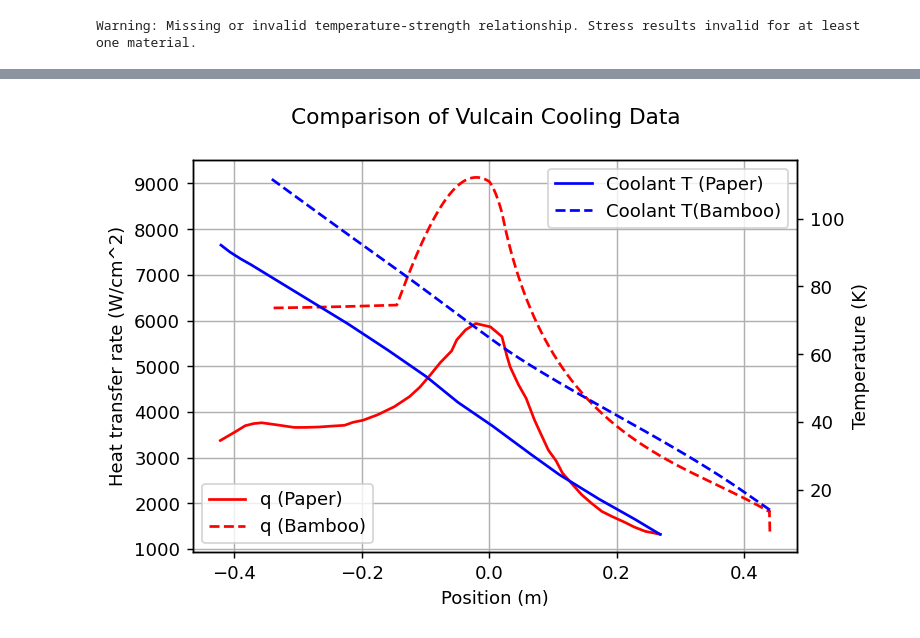
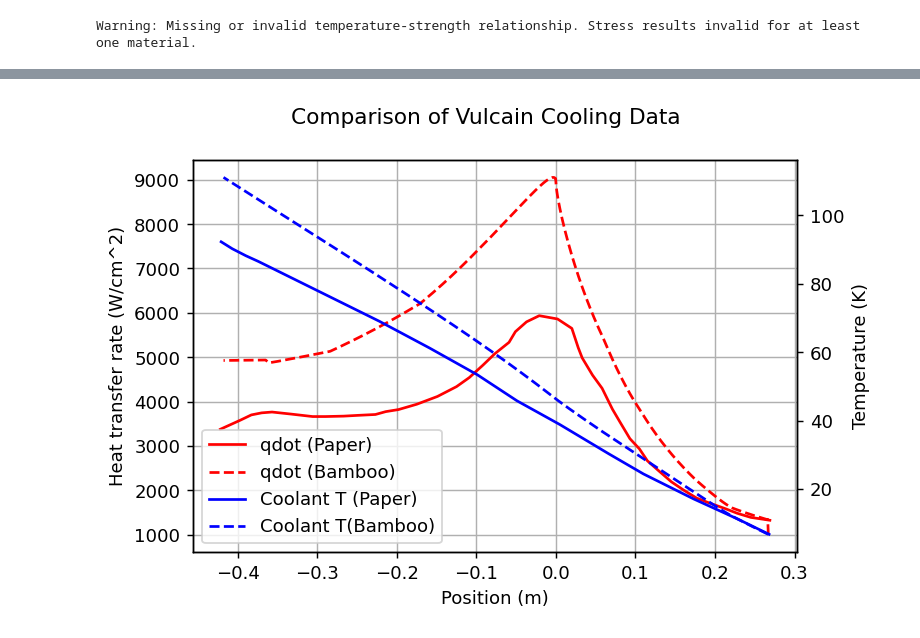
Before and after one commit to dug20/Bamboo-Investigations, a Jupyter notebook: Vulcain.ipynb, the cells around one changed output, grey strips where cells are left out. Cells and saved outputs as stored; diff of their text form; code cells hidden in the pictures.

Commit message:
Now uses actual geometry

```diff
--- a/Vulcain.ipynb
+++ b/Vulcain.ipynb
@@ -148,8 +132,24 @@ engine = bam.Engine(perfect_gas, chamber_conditions, nozzle)
+# %%
+#Need to convert contour data into something we can use for Bamboo
+throat_pos = 0.419
+nozzle_x = (np.array(engine_contour["x"]) - throat_pos)[6:]
+nozzle_y = np.array(engine_contour["y"])[6:]
+
+chamber_x = (np.array(engine_contour["x"]) - throat_pos)[:7]
+chamber_y = np.array(engine_contour["y"])[:7]
+
+#Set up the engine object
+perfect_gas = bam.PerfectGas(gamma = gamma, cp = cp)
+chamber_conditions = bam.ChamberConditions(pc, Tc, mdot)
+nozzle = bam.Nozzle(type = "custom", x = nozzle_x, y = nozzle_y)
+
+engine = bam.Engine(perfect_gas, chamber_conditions, nozzle)
 # %%
-#Engine geometry - estimated by looking at the contour diagram. Thickness is a complete guess.
-engine.add_geometry(chamber_length = 0.2,
-                    chamber_area = 0.127,
-                    inner_wall_thickness = 1.7e-3)
+#Engine geometry - estimated by looking at the contour diagram.
+engine.add_geometry(inner_wall_thickness = 1.7e-3,
+                    style = "custom",
+                    x = chamber_x,
+                    y = chamber_y)
 # %%
 '''Transport properties'''
 #Setup the exhaust gas transport properties - assume the exhaust gas is purely water for simplicity
@@ -206,14 +206,13 @@ def T_from_enthalpy(enthalpy, p):
 def enthalpy_from_T(T, p):
     return PropsSI('H','T', T, 'P', p, 'HYDROGEN')
 
+#Hydrogen is in a weird state so doesn't exactly "boil off" I think? So I think it's okay to discard enthalpy.
 coolant_transport = bam.cooling.TransportProperties(type = "functions",
                                                     Pr = Pr_coolant,
                                                     mu = mu_coolant,
                                                     k = k_coolant,
                                                     cp = cp_coolant,
-                                                    rho = rho_coolant,
-                                                    T_from_enthalpy = T_from_enthalpy,
-                                                    enthalpy_from_T = enthalpy_from_T)
+                                                    rho = rho_coolant)
 '''
 coolant_transport = bam.cooling.TransportProperties(type = "constants",
                                                     mu = 2.4e-3,
@@ -238,7 +237,7 @@ vulcain_wall = bam.cooling.Material(E = float("NaN"),
 Warning: Missing or invalid temperature-strength relationship. Stress results invalid for at least one material.
 # %%
 engine.add_cooling_jacket(inner_wall = vulcain_wall,
-                          inlet_T = 14,                          #CoolProp seems to have trouble with H2 below 12K
+                          inlet_T = 6.78,
                           inlet_p0 = 165e5,
                           coolant_transport = coolant_transport,
                           mdot_coolant = mdot/OF_ratio,
@@ -277,31 +278,30 @@ for i in range(len(q_per_area)):
 # %%
 #Compare results with data from paper
 fig, ax1 = plt.subplots()
 fig.suptitle("Comparison of Vulcain Cooling Data")
 
-#Need to shift the x axes of the two so they align
-throat_pos = 0.419
-
 #Plot heat transfer rates
-ax1.plot(np.array(heat_transfer_rate["x"]) - throat_pos, heat_transfer_rate["y"], label="q (Paper)", color="red")
-ax1.plot(bamboo_data["x"], q_per_area*(1e-2)**2, label="q (Bamboo)", color="red", linestyle = "--")
+ax1.plot(np.array(heat_transfer_rate["x"]) - throat_pos, heat_transfer_rate["y"], label="qdot (Paper)", color="red")
+ax1.plot(bamboo_data["x"], q_per_area*(1e-2)**2, label="qdot (Bamboo)", color="red", linestyle = "--")
 
 ax1.set_xlabel("Position (m)")
 ax1.set_ylabel("Heat transfer rate (W/cm^2)")
 ax1.grid()
-ax1.legend(loc = "lower left")
 
 #Plot coolant temperatures on the same axis
 ax2 = ax1.twinx()
 ax2.plot(np.array(coolant_temperature_data["x"]) - throat_pos, coolant_temperature_data["y"], label="Coolant T (Paper)", color="blue")
 ax2.plot(bamboo_data["x"], bamboo_data["T_coolant"], label="Coolant T(Bamboo)", color="blue", linestyle = "--")
 
 ax2.set_ylabel("Temperature (K)")
-ax2.legend(loc = 'upper right')
+
+lines1, labels1 = ax1.get_legend_handles_labels()
+lines2, labels2 = ax2.get_legend_handles_labels()
+ax2.legend(lines1 + lines2, labels1 + labels2, loc = 'lower left')
 
 plt.show()
 # %% [output]
-[figure, old version]
+[figure, new version]
 # %%
 #Compare engine contours
 bamboo_ys = np.zeros(len(bamboo_data["x"]))
```
Also changed, not shown: parts of 8 cells of this notebook.
